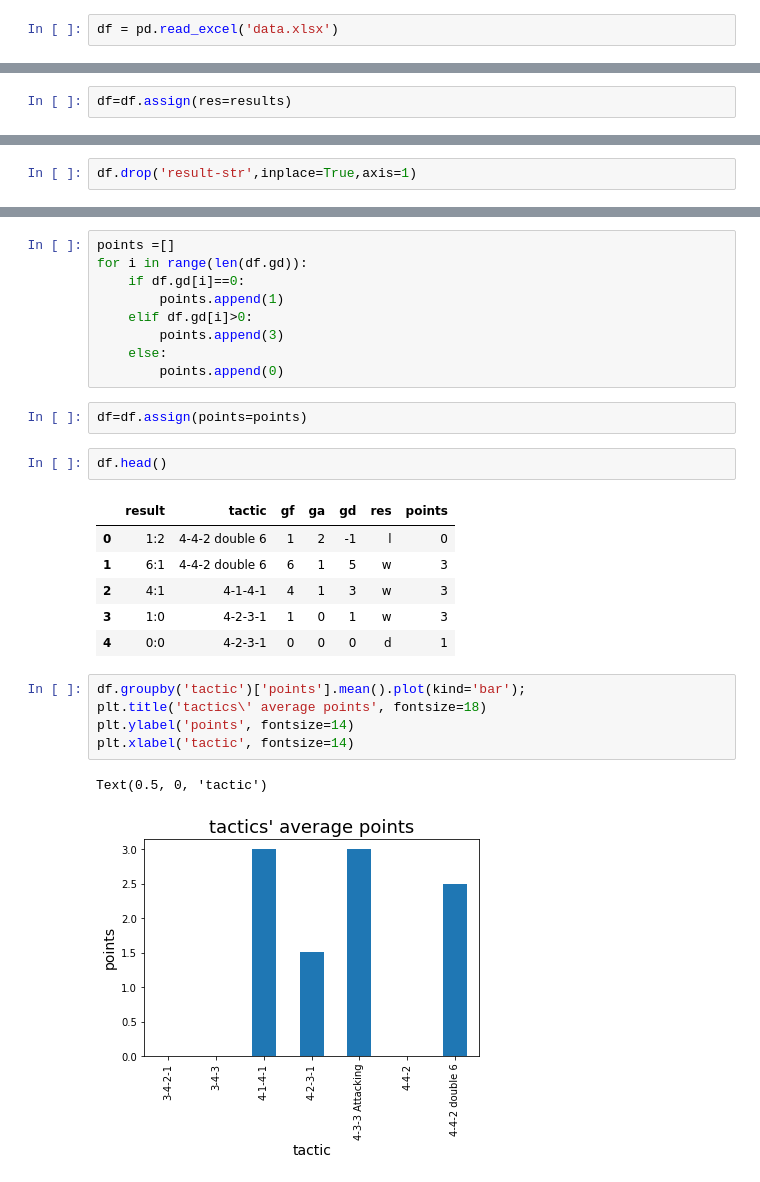
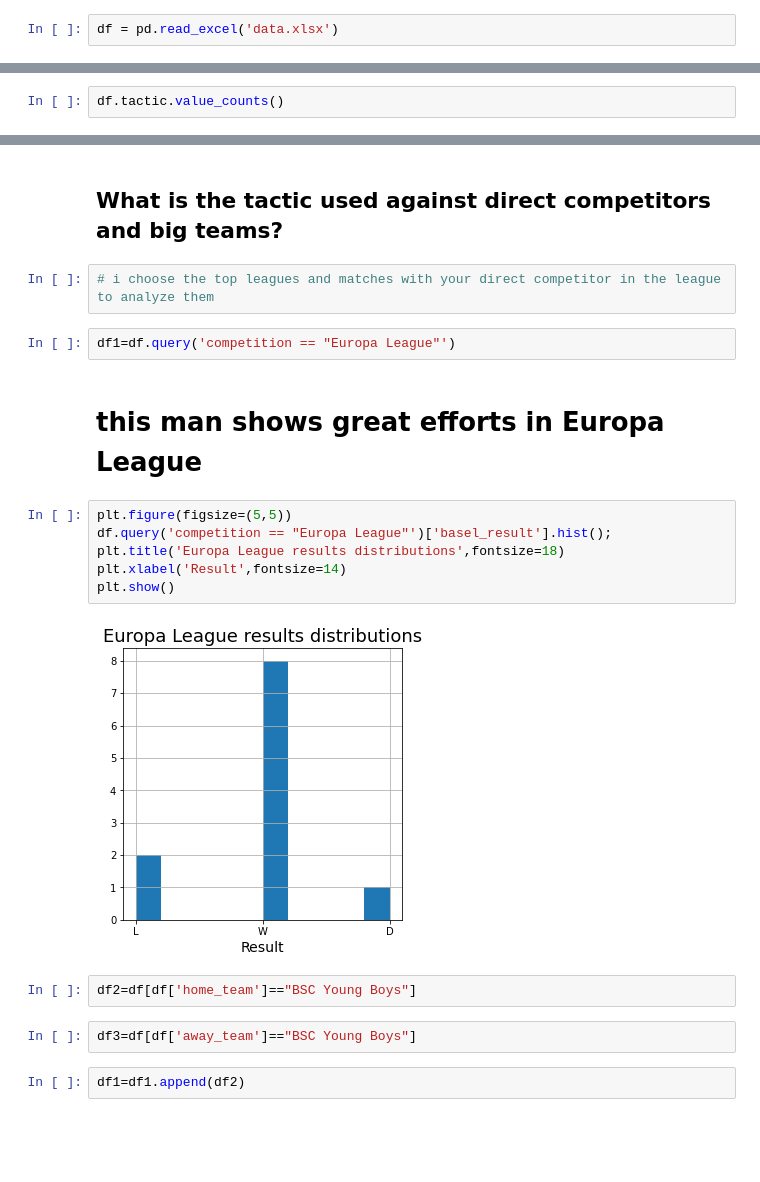
Before and after one commit to ahmedsaid352/basel_marcel_koller_dataset, a Jupyter notebook: basel_koller.ipynb, the cells around one changed output, grey strips where cells are left out. Drawn from its saved outputs; the diff is of its cells as text; blank space fills up the shorter version.

```diff
--- a/basel_koller.ipynb
+++ b/basel_koller.ipynb
@@ -81,2 +79,0 @@ for i in range(len(df.gd)):
-# %%
-df=df.assign(res=results)
@@ -83,2 +82,2 @@ df=df.assign(res=results)
 # %%
-df.drop('result-str',inplace=True,axis=1)
+df.tactic.value_counts()
@@ -106,29 +96,23 @@ Name: gd, dtype: float64
+# %% [markdown]
+## What is the tactic used against direct competitors and big teams?
+# %%
+# i choose the top leagues and matches with your direct competitor in the league to analyze them
 # %%
-points =[]
-for i in range(len(df.gd)):
-    if df.gd[i]==0:
-        points.append(1)
-    elif df.gd[i]>0:
-        points.append(3)
-    else:
-        points.append(0)
+df1=df.query('competition == "Europa League"')
+# %% [markdown]
+# this man shows great efforts in Europa League
+# %%
+plt.figure(figsize=(5,5))
+df.query('competition == "Europa League"')['basel_result'].hist();
+plt.title('Europa League results distributions',fontsize=18)
+plt.xlabel('Result',fontsize=14)
+plt.show()
+# %% [output]
+[figure, added]
 # %%
-df=df.assign(points=points)
+df2=df[df['home_team']=="BSC Young Boys"]
 # %%
-df.head()
+df3=df[df['away_team']=="BSC Young Boys"]
-# %% [output]
-|  | result | tactic | gf | ga | gd | res | points |
-| 0 | 1:2 | 4-4-2 double 6 | 1 | 2 | -1 | l | 0 |
-| 1 | 6:1 | 4-4-2 double 6 | 6 | 1 | 5 | w | 3 |
-| 2 | 4:1 | 4-1-4-1 | 4 | 1 | 3 | w | 3 |
-| 3 | 1:0 | 4-2-3-1 | 1 | 0 | 1 | w | 3 |
-| 4 | 0:0 | 4-2-3-1 | 0 | 0 | 0 | d | 1 |
 # %%
-df.groupby('tactic')['points'].mean().plot(kind='bar');
-plt.title('tactics\' average points', fontsize=18)
-plt.ylabel('points', fontsize=14)
-plt.xlabel('tactic', fontsize=14)
+df1=df1.append(df2)
-# %% [output]
-Text(0.5, 0, 'tactic')
-[figure, removed]
 # %%
```
Also changed, not shown: parts of 30 cells of this notebook, 3 other files.
